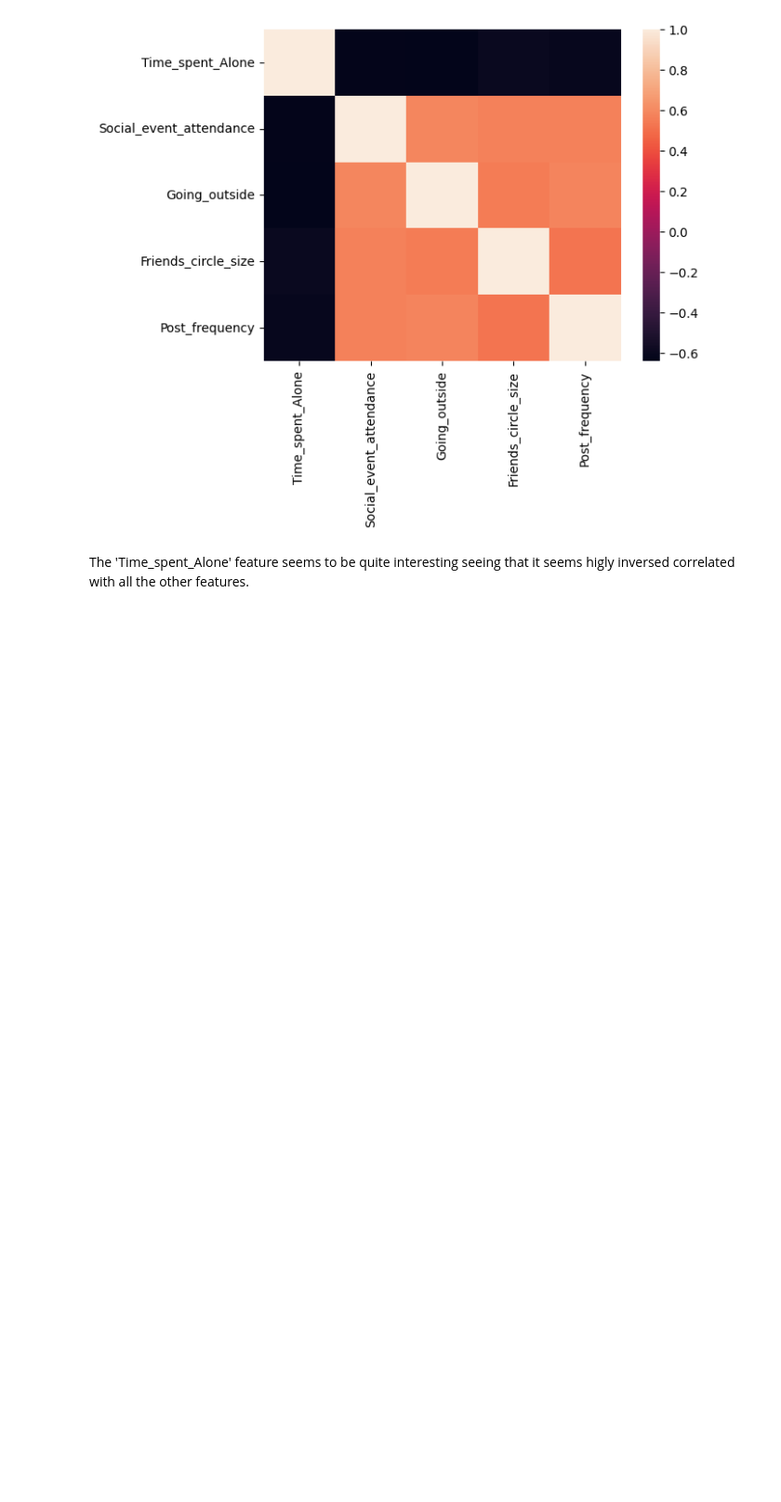
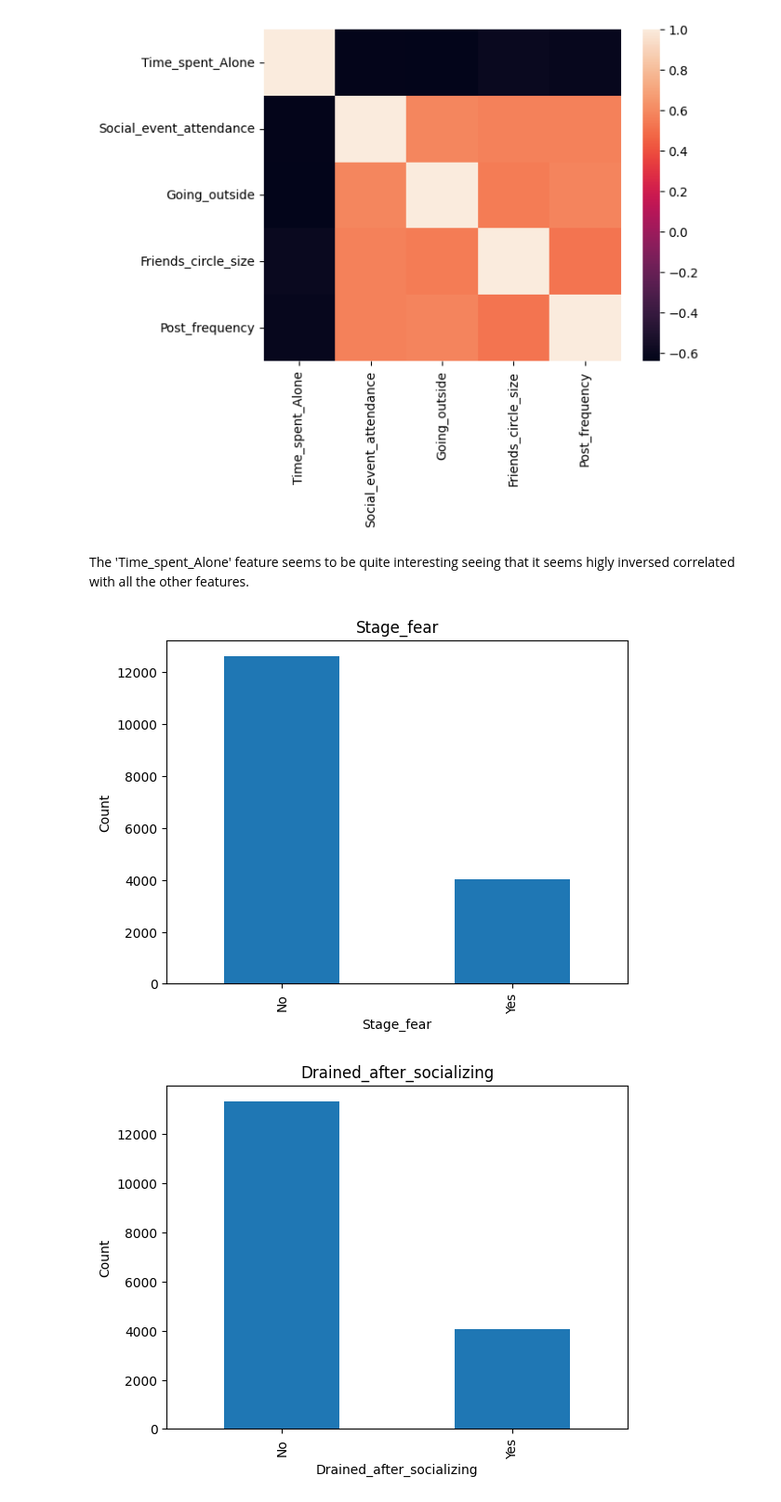
Before and after one commit to leclercrafael/kaggle_introverts, a Jupyter notebook: main.ipynb, the cells around one changed output. Shown: that part at 93% size. Drawn from its saved outputs; the diff is of its cells as text; code cells hidden in the pictures; blank space fills up the shorter version.

```diff
--- a/main.ipynb
+++ b/main.ipynb
@@ -97,6 +98,6 @@ train.describe()
 | 75% | 4.000000 | 8.000000 | 6.000000 | 12.000000 | 7.000000 |
 | max | 11.000000 | 10.000000 | 7.000000 | 15.000000 | 10.000000 |
 # %%
-cat_f = ['StageFear', 'Drained_after_socializing']
+cat_f = ['Stage_fear', 'Drained_after_socializing']
 num_f = ['Time_spent_Alone','Social_event_attendance','Going_outside','Friends_circle_size', 'Post_frequency' ]
 # %%
@@ -149,3 +184,19 @@ Post_frequency                0.579305             0.522272        1.000000
 [figure]
 # %% [markdown]
 The 'Time_spent_Alone' feature seems to be quite interesting seeing that it seems higly inversed correlated with all the other features.
+# %%
+for col in cat_f:
+    train[col].value_counts().plot.bar()
+    plt.title(col)
+    plt.xlabel(col)
+    plt.ylabel("Count")
+    plt.show()
+
+train['Personality'].value_counts().plot.bar()
+plt.title('Personality')
+plt.xlabel('Personality')
+plt.ylabel("Count")
+plt.show()
+# %% [output]
+[figure, added]
+[figure, added]
```
Also changed, not shown: parts of 12 cells of this notebook.
